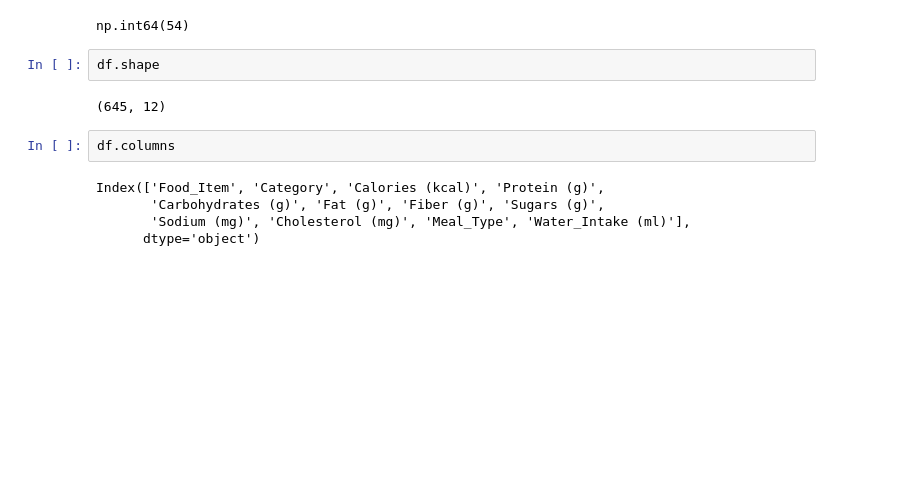
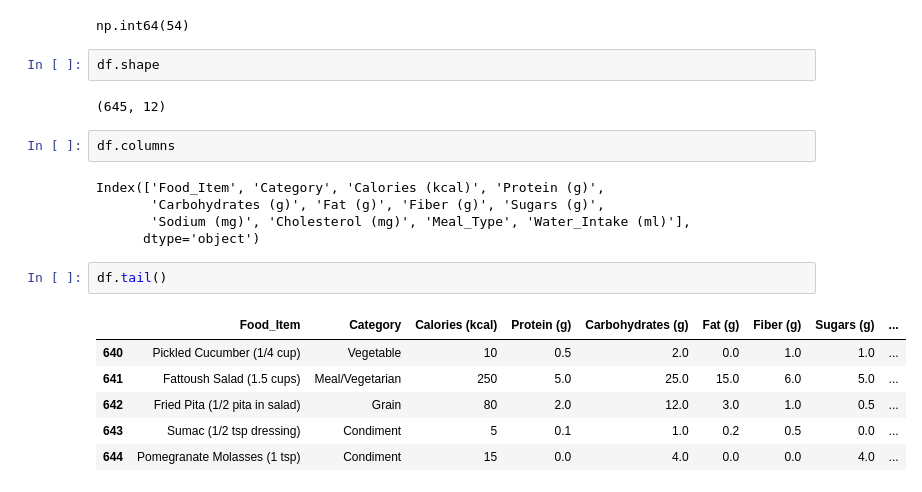
Before and after one commit to kamnakurre005-source/food_recommender, a Jupyter notebook: project1.ipynb, the cells around one changed output. Cells and saved outputs as stored; diff of their text form; blank space fills up the shorter version.

```diff
--- a/project1.ipynb
+++ b/project1.ipynb
@@ -81,6 +81,15 @@ Index(['Food_Item', 'Category', 'Calories (kcal)', 'Protein (g)',
        'Carbohydrates (g)', 'Fat (g)', 'Fiber (g)', 'Sugars (g)',
        'Sodium (mg)', 'Cholesterol (mg)', 'Meal_Type', 'Water_Intake (ml)'],
       dtype='object')
+# %%
+df.tail()
+# %% [output]
+|  | Food_Item | Category | Calories (kcal) | Protein (g) | Carbohydrates (g) | Fat (g) | Fiber (g) | Sugars (g) | ... |
+| 640 | Pickled Cucumber (1/4 cup) | Vegetable | 10 | 0.5 | 2.0 | 0.0 | 1.0 | 1.0 | ... |
+| 641 | Fattoush Salad (1.5 cups) | Meal/Vegetarian | 250 | 5.0 | 25.0 | 15.0 | 6.0 | 5.0 | ... |
+| 642 | Fried Pita (1/2 pita in salad) | Grain | 80 | 2.0 | 12.0 | 3.0 | 1.0 | 0.5 | ... |
+| 643 | Sumac (1/2 tsp dressing) | Condiment | 5 | 0.1 | 1.0 | 0.2 | 0.5 | 0.0 | ... |
+| 644 | Pomegranate Molasses (1 tsp) | Condiment | 15 | 0.0 | 4.0 | 0.0 | 0.0 | 4.0 | ... |
 # %%
 #import pandas as pd
 #import matplotlib.pyplot as plt
```
Also changed, not shown: parts of 4 cells of this notebook.
